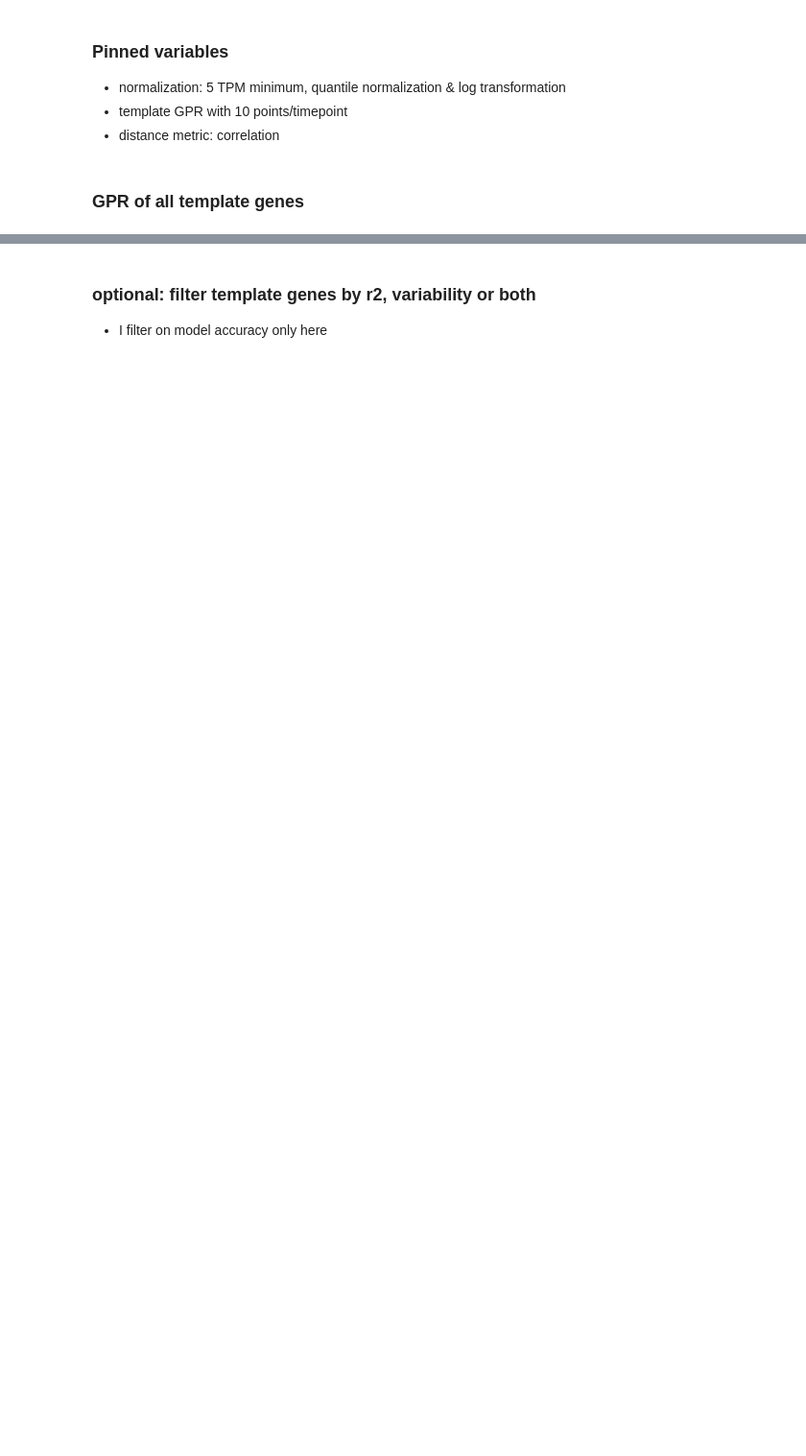
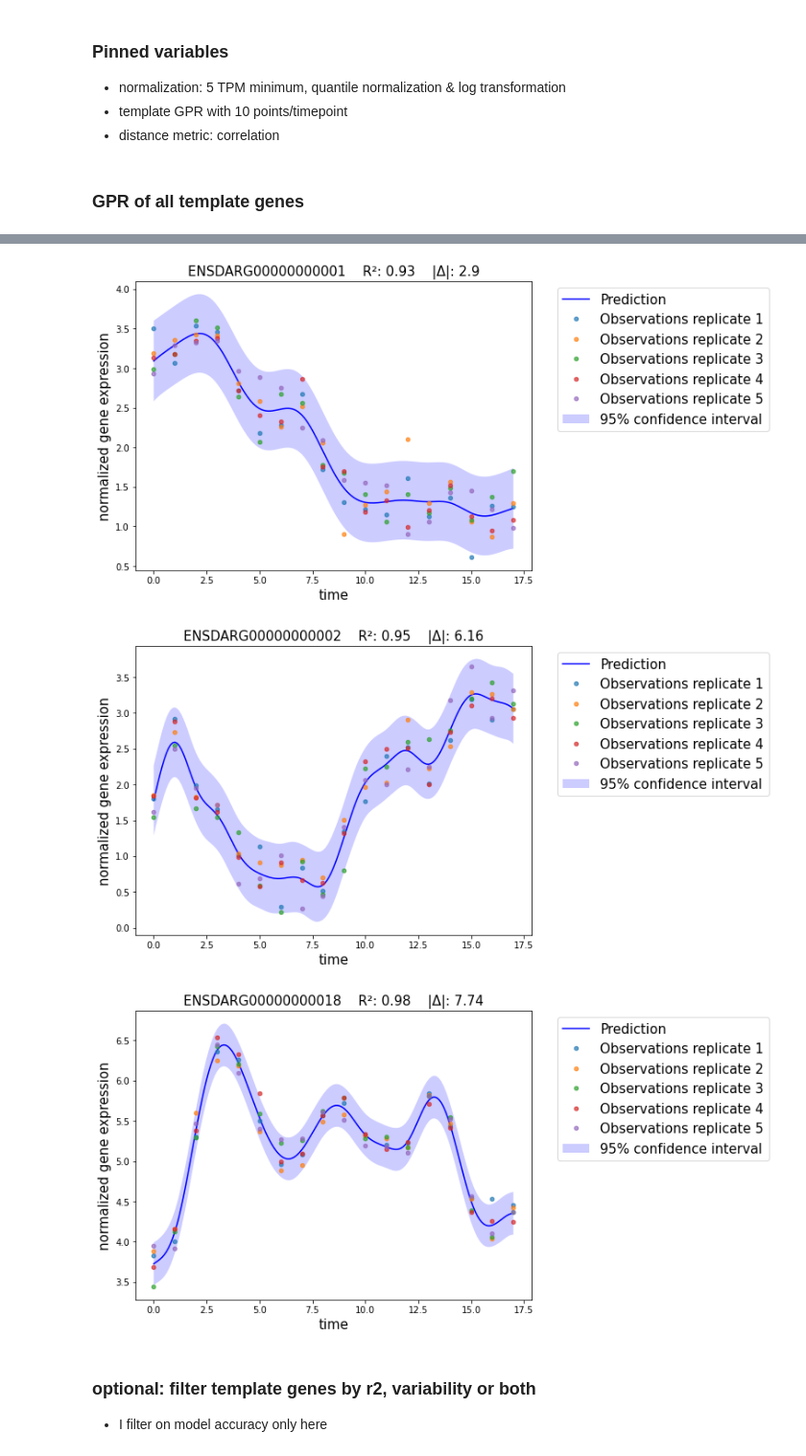
Before and after one commit to siebrenf/TSA, a Jupyter notebook: gene_selection_formal.ipynb, the cells around one changed output, grey strips where cells are left out. Shown at 96% size. Drawn from its saved outputs; the diff is of its cells as text; code cells hidden in the pictures; blank space fills up the shorter version.

```diff
--- a/gene_selection_formal.ipynb
+++ b/gene_selection_formal.ipynb
@@ -177,11 +81,10 @@ def plot_gene(gene, query_tpms, template_tpms_inf, path, scale=False):
 template_samples = pd.read_csv(template_samples_file, sep="\t", index_col=0)
 template_sample_order, template_time2samples = get_sample_info(template_samples)
 
-template_tpms = tpm_normalization(tpms, template_sample_order, minimum_value=5)
+template_tpms = tpm_normalization(tpms, template_sample_order, min_value=5, min_median_value=0, verbose=True)
 
 timepoints_per_sample = 10
 extended_timepoints = inference_timeseries(list(template_time2samples), timepoints_per_sample)
 
-print(template_tpms.shape)
 template_tpms.head(3)
 # %% [output]
@@ -194,14 +97,3 @@ Genes with TPM median below zero: 2243 of 21149 (11.0%)
 | ENSDARG00000000002 | 1.798363 | 1.850706 | 1.549031 | 1.842664 | 1.618451 | 2.919417 | 2.731890 | 2.547173 | 2.881035 | 2.495728 | ... |
 | ENSDARG00000000018 | 3.825139 | 3.883515 | 3.443959 | 3.688393 | 3.947403 | 4.004615 | 4.161532 | 4.129312 | 4.164329 | 3.913867 | ... |
 3 rows × 90 columns
-# %%
-# sklearn.preprocessing.MinMaxScaler((min(extended_timepoints), max(extended_timepoints)), extended_timepoints)
-extended_timepoints = test_timepoints = [0.0, 40.0, 45.0, 55.0]
-X = np.repeat(range(0, 4), 2).reshape(-1, 1).astype(float)
-X_pred = np.atleast_2d(np.linspace(np.min(X), np.max(X), len(extended_timepoints))).T
-
-print(X)
-print()
-print(X_pred.shape)
-
-sklearn.preprocessing.minmax_scale(extended_timepoints, feature_range=[0, max(X_pred)]).reshape(-1, 1)
@@ -388,13 +100,17 @@ inf
 # %%
 # run 3x with pictures
-template_tpms_inf, gpr_scores = gpr(template_time2samples, template_tpms, extended_timepoints, plot=True, verbose=True, run_n=3)
+template_tpms_inf, gpr_scores = gpr(template_time2samples, template_tpms, extended_timepoints, plot=True, verbose=False, run_n=3)
 
 if new_gpr:
     # run with all genes
     template_tpms_inf, gpr_scores = gpr(template_time2samples, template_tpms, extended_timepoints, plot=False, verbose=True, run_n=None)
 
     template_tpms_inf.to_csv(gpr_inference_file, sep="\t")
     gpr_scores.to_csv(gpr_scores_file, sep="\t")
 else:
     template_tpms_inf = pd.read_csv(gpr_inference_file, sep="\t", index_col=0)
     gpr_scores = pd.read_csv(gpr_scores_file, sep="\t", index_col=0)
+# %% [output]
+[figure, added]
+[figure, added]
+[figure, added]
```
Also changed, not shown: parts of 21 cells of this notebook, 6 other files.
